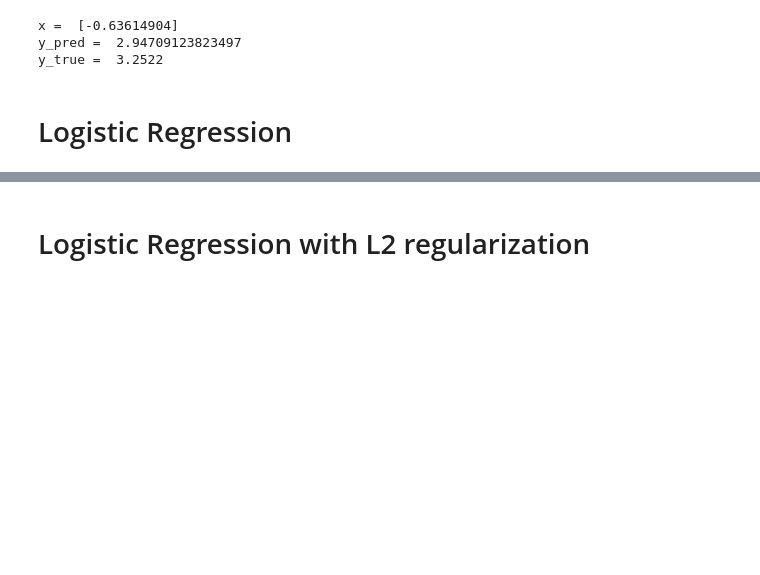
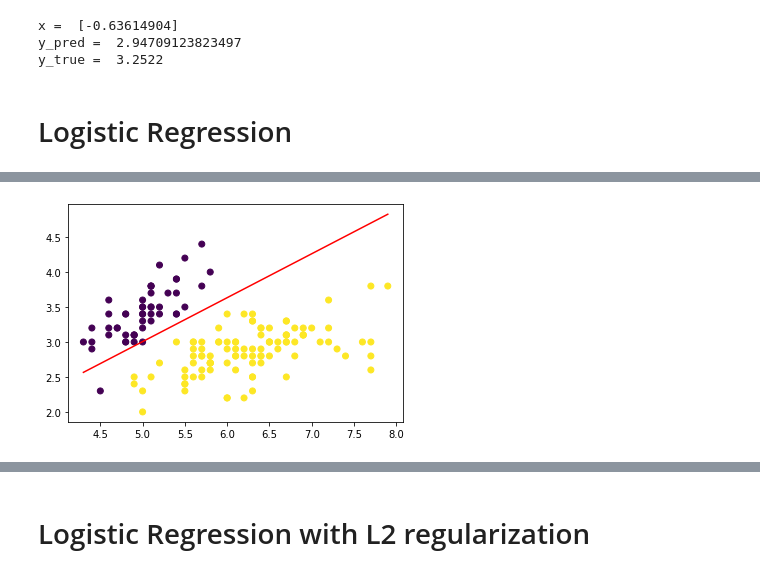
Before and after one commit to pg42870/SIB, a Jupyter notebook: scripts/eval2.ipynb, the cells around one changed output, grey strips where cells are left out. Cells and saved outputs as stored; diff of their text form; code cells hidden in the pictures; blank space fills up the shorter version.

```diff
--- a/scripts/eval2.ipynb
+++ b/scripts/eval2.ipynb
@@ -119,9 +127,11 @@ logreg.theta
 # %%
-plt.scatter(dataset.X[:,0], dataset.X[:,1],c=dataset.y)
+plt.scatter(dataset.X[:,0], dataset.X[:,1],c=dataset.Y)
 _x = np.linspace(min(dataset.X[:,0]),max(dataset.X[:,0]),2)
 _y = [(-logreg.theta[0]-logreg.theta[1]*x)/logreg.theta[2] for x in _x]
 plt.plot(_x, _y, '-', color='red')
 plt.show()
+# %% [output]
+[figure, added]
 # %%
 plt.plot(list(logreg.history.keys()), [ y[1] for y in logreg.history.values()], '-', color='red')
 plt.title('Cost')
```
Also changed, not shown: parts of 6 cells of this notebook, 1 other file.
